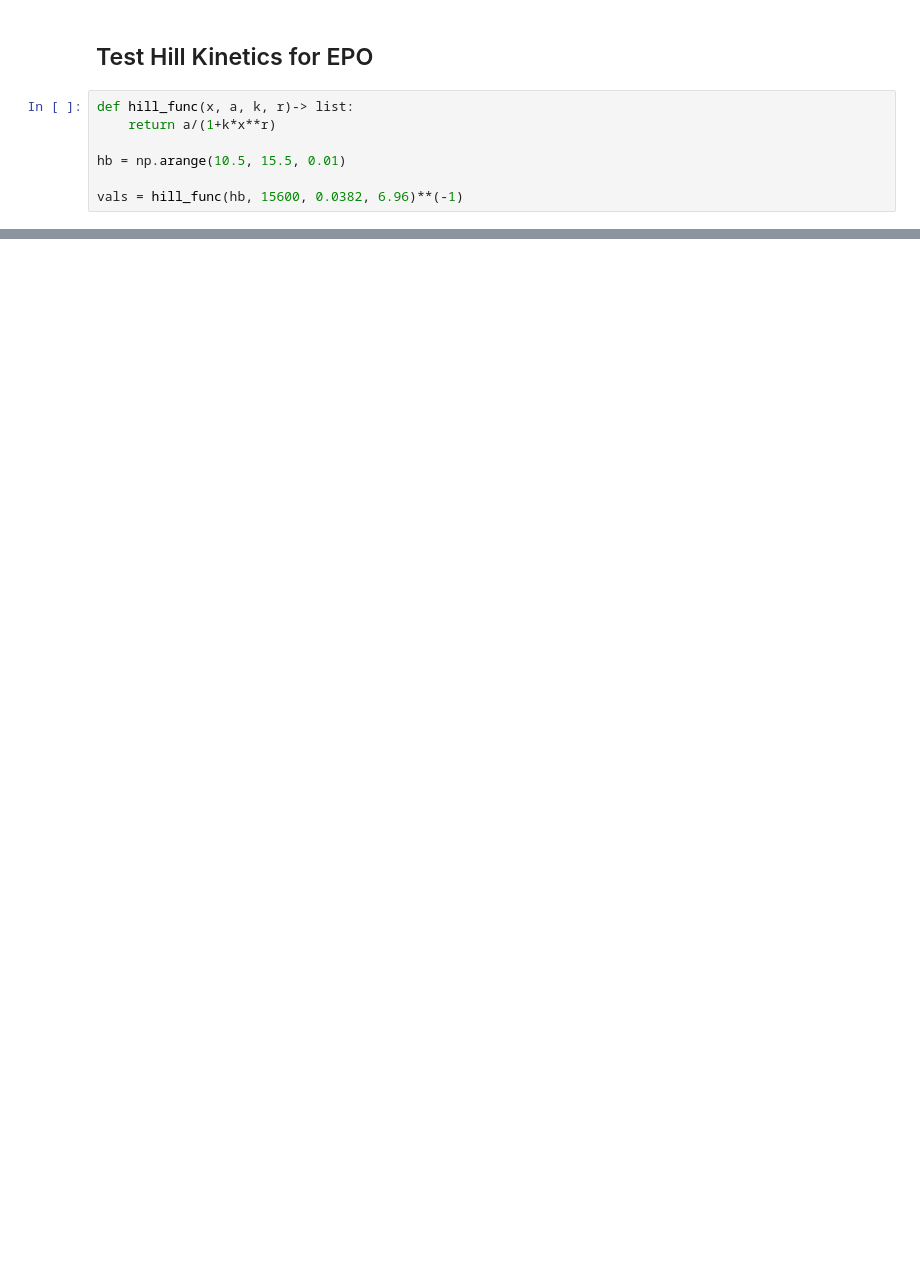
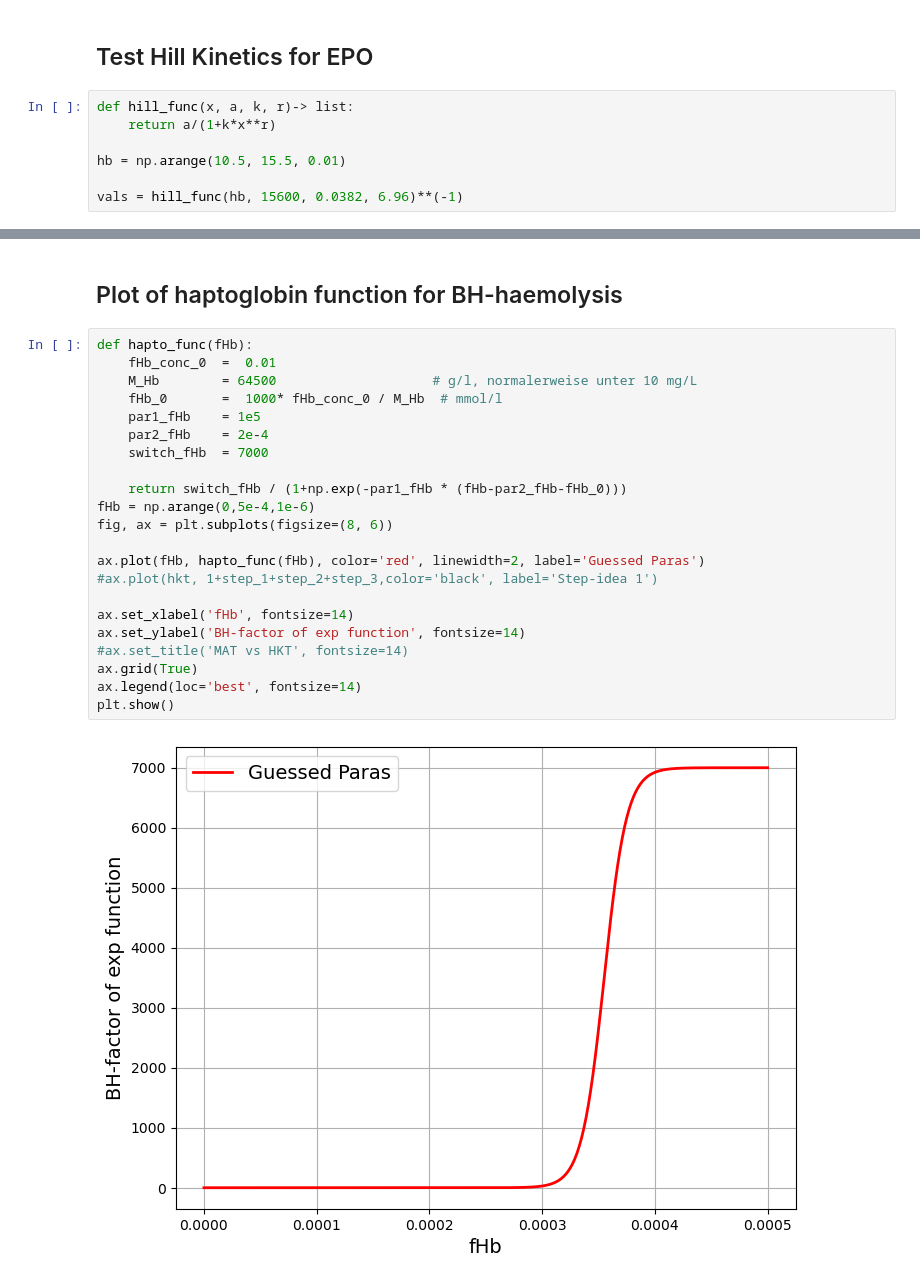
Before and after one commit to Nexia23/PTH_model_chapter, a Jupyter notebook: notebooks/plot_dependeces.ipynb, the cells around one changed output, grey strips where cells are left out. Cells and saved outputs as stored; diff of their text form; blank space fills up the shorter version.

```diff
--- a/notebooks/plot_dependeces.ipynb
+++ b/notebooks/plot_dependeces.ipynb
@@ -85,0 +87,26 @@ plt.show()
+# %% [markdown]
+## Plot of haptoglobin function for BH-haemolysis
+# %%
+def hapto_func(fHb):
+    fHb_conc_0  =  0.01
+    M_Hb        = 64500                    # g/l, normalerweise unter 10 mg/L
+    fHb_0       =  1000* fHb_conc_0 / M_Hb  # mmol/l
+    par1_fHb    = 1e5
+    par2_fHb    = 2e-4
+    switch_fHb  = 7000
+
+    return switch_fHb / (1+np.exp(-par1_fHb * (fHb-par2_fHb-fHb_0)))
+fHb = np.arange(0,5e-4,1e-6)
+fig, ax = plt.subplots(figsize=(8, 6))
+
+ax.plot(fHb, hapto_func(fHb), color='red', linewidth=2, label='Guessed Paras')
+#ax.plot(hkt, 1+step_1+step_2+step_3,color='black', label='Step-idea 1')
+
+ax.set_xlabel('fHb', fontsize=14)
+ax.set_ylabel('BH-factor of exp function', fontsize=14)
+#ax.set_title('MAT vs HKT', fontsize=14)
+ax.grid(True)
+ax.legend(loc='best', fontsize=14)
+plt.show()
+# %% [output]
+[figure, added]
```
Also changed, not shown: parts of 3 cells of this notebook.
